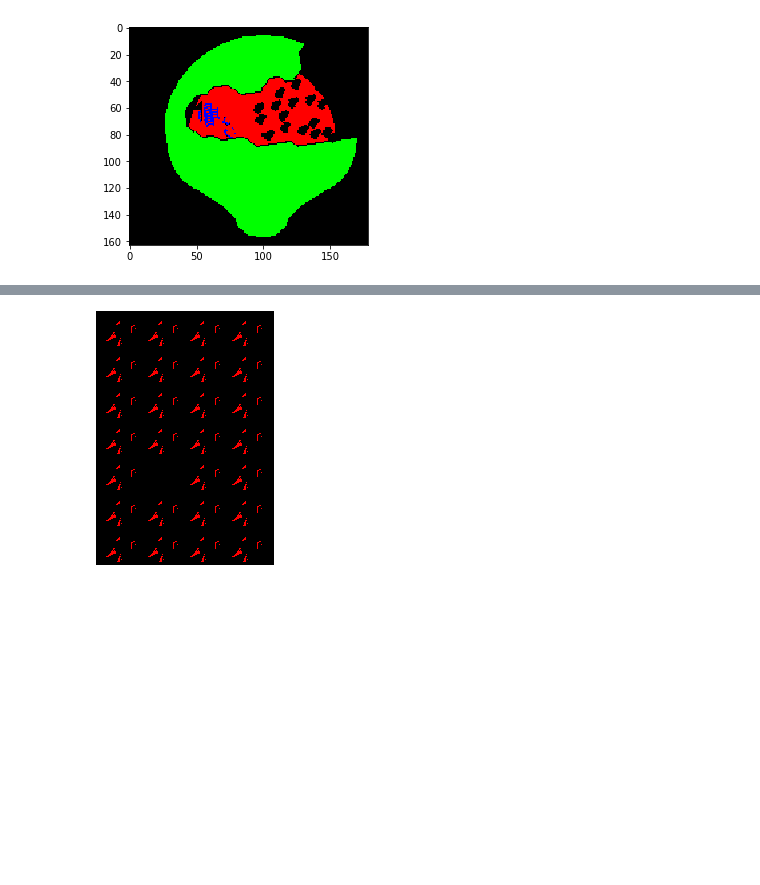
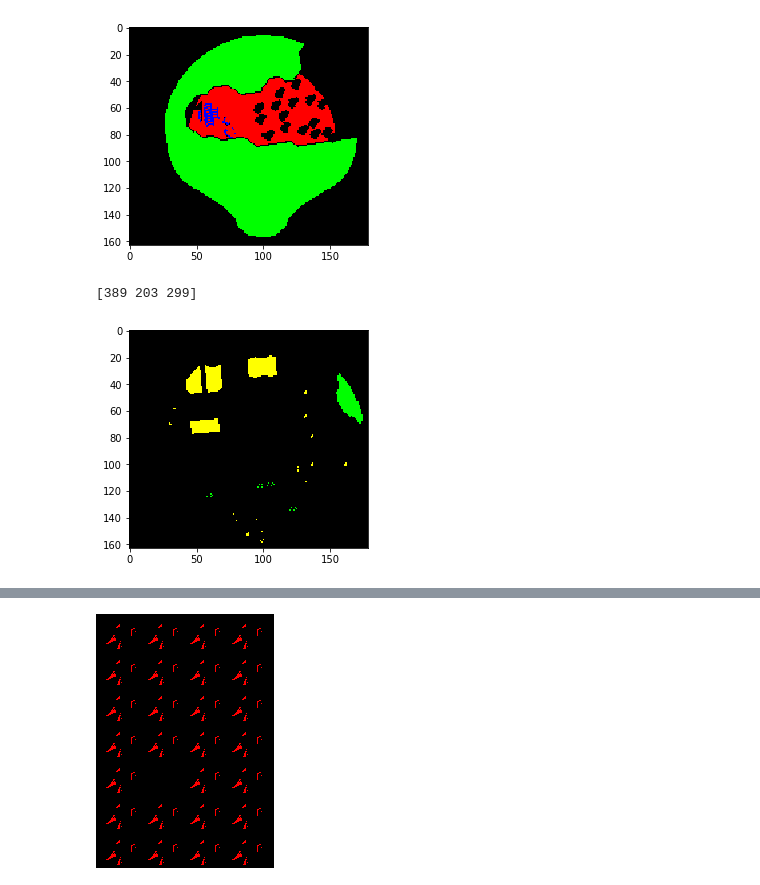
Before and after one commit to BenLand100/srbot, a Jupyter notebook: Prototyping.ipynb, the cells around one changed output, grey strips where cells are left out. Cells and saved outputs as stored; diff of their text form; code cells hidden in the pictures; blank space fills up the shorter version.

```diff
--- a/Prototyping.ipynb
+++ b/Prototyping.ipynb
@@ -188,3 +208,33 @@ plt.show()
 # %% [output]
 ladder [58.77692308 64.7       ]
 [figure]
+# %%
+minimap = get_minimap()
+floor1 = find_colors([54,43,8],minimap,tol=(0.05,0.08,0.1),mode='hsl')
+floor2 = find_colors([91,56,31],minimap,tol=(0.05,0.08,0.1),mode='hsl')
+water = find_colors([124,143,184],minimap,tol=(0.1,0.1,0.1),mode='hsl')
+floor1 = filter_far(floor1,water,20)
+floor2 = filter_far(floor2,water,20)
+floors = []
+if len(floor1) > 0:
+    floors.extend(floor1)
+if len(floor2) > 0:
+    floors.extend(floor2)
+floors = np.asarray(floors)
+floors = floors if len(floors) else floors
+clusters,counts = cluster(floors,10)
+mask = counts > 30
+clusters,counts = clusters[mask],counts[mask]
+print(counts)
+
+highlight = np.zeros_like(minimap,dtype='uint8')
+highlight[floor1[:,1],floor1[:,0]] = [0,0,255]
+highlight[floor1[:,1],floor1[:,0]] = [255,0,0]
+highlight[floors[:,1],floors[:,0]] = [255,255,0]
+highlight[water[:,1],water[:,0]] = [0,255,0]
+
+plt.imshow(highlight)
+plt.show()
+# %% [output]
+[389 203 299]
+[figure, added]
```
Also changed, not shown: parts of 9 cells of this notebook, 6 other files.
